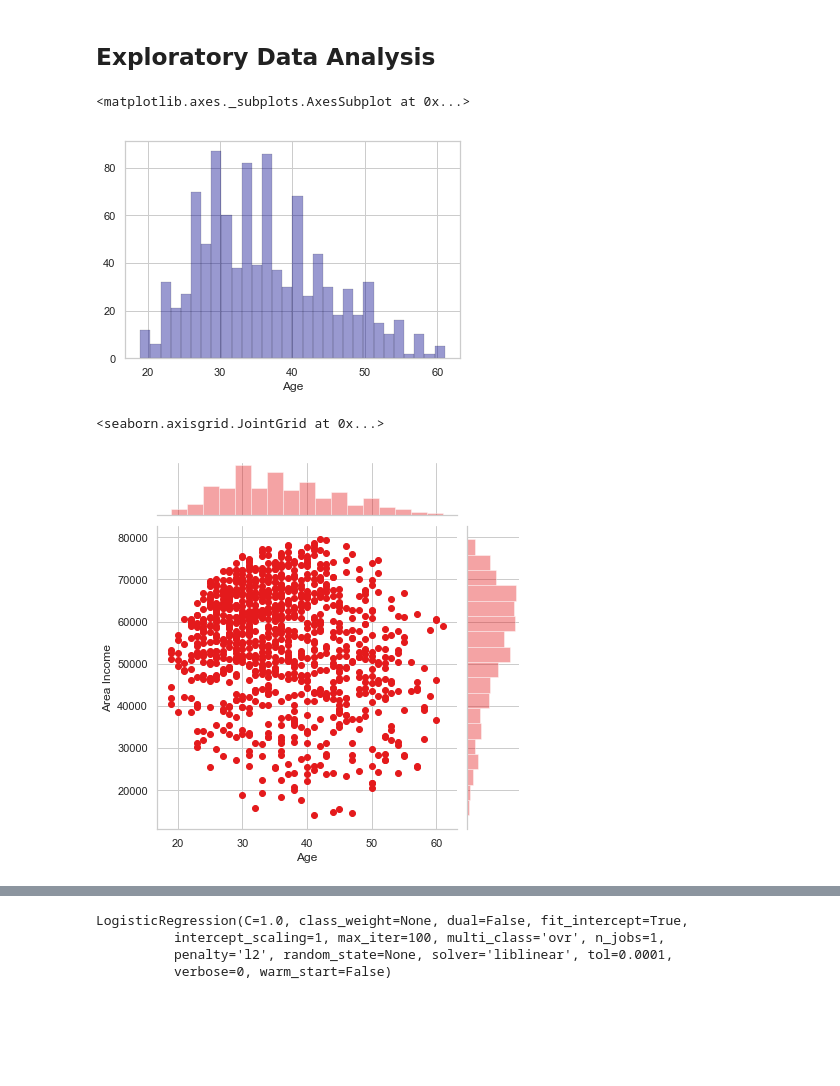
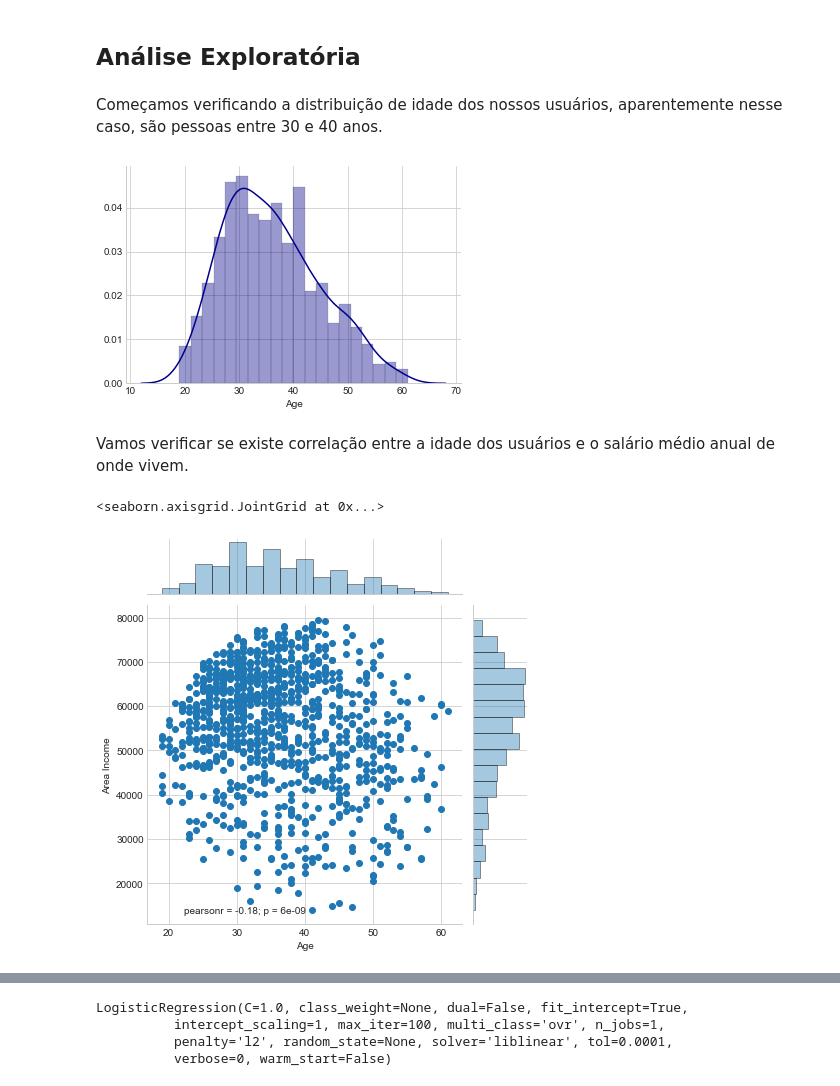
Before and after one commit to ClaudioDavi/data-science, a Jupyter notebook: project/machine_learning/Logistic_Regression.ipynb, the cells around one changed output, grey strips where cells are left out. Drawn from its saved outputs; the diff is of its cells as text; code cells hidden in the pictures; blank space fills up the shorter version.

```diff
--- a/project/machine_learning/Logistic_Regression.ipynb
+++ b/project/machine_learning/Logistic_Regression.ipynb
@@ -31,2 +36,2 @@ plt.rcParams["patch.force_edgecolor"] = True
 # %%
-ad_data = pd.read_csv('../data/advertising.csv')
+ad_data = pd.read_csv('../datasets/advertising.csv')
@@ -69,19 +76,22 @@ ad_data.describe()
 | 50% | 68.215000 | 35.000000 | 57012.300000 | 183.130000 | 0.000000 | 0.50000 |
 | 75% | 78.547500 | 42.000000 | 65470.635000 | 218.792500 | 1.000000 | 1.00000 |
 | max | 91.430000 | 61.000000 | 79484.800000 | 269.960000 | 1.000000 | 1.00000 |
-# %% [markdown]
-## Exploratory Data Analysis
+# %% [markdown]
+## Análise Exploratória
+# %% [markdown]
+Começamos verificando a distribuição de idade dos nossos usuários, aparentemente nesse caso, são pessoas entre 30 e 40 anos.
 # %%
 sns.set_style('whitegrid')
-sns.set_context('notebook')
-sns.set_palette("Set1")
+sns.set_palette("tab20")
+sns.distplot(ad_data['Age'], bins=20, kde=True, color='darkblue', hist_kws=dict(edgecolor="k", linewidth=0.3))
 sns.despine()
-sns.distplot(ad_data['Age'], bins=30, kde=False, color='darkblue', hist_kws=dict(edgecolor="k", linewidth=0.3))
 # %% [output]
-<matplotlib.axes._subplots.AxesSubplot at 0x...>
-[figure, old version]
+[figure, new version]
+# %% [markdown]
+Vamos verificar se existe correlação entre a idade dos usuários e o salário médio anual de onde vivem.
 # %%
+sns.set_palette('tab20')
 sns.jointplot(data=ad_data,x='Age', y='Area Income')
 # %% [output]
 <seaborn.axisgrid.JointGrid at 0x...>
-[figure, old version]
+[figure, new version]
```
Also changed, not shown: parts of 19 cells of this notebook.
